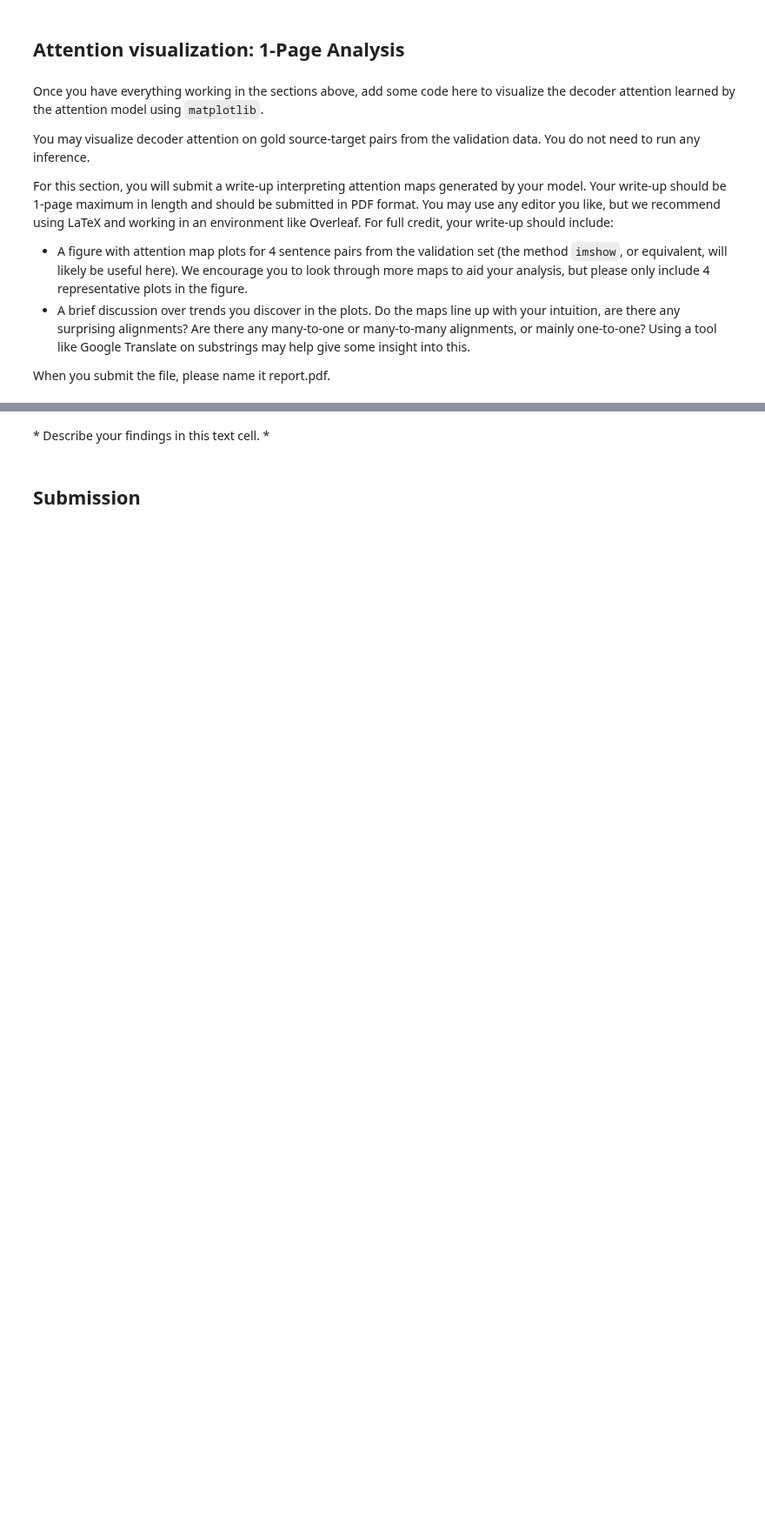
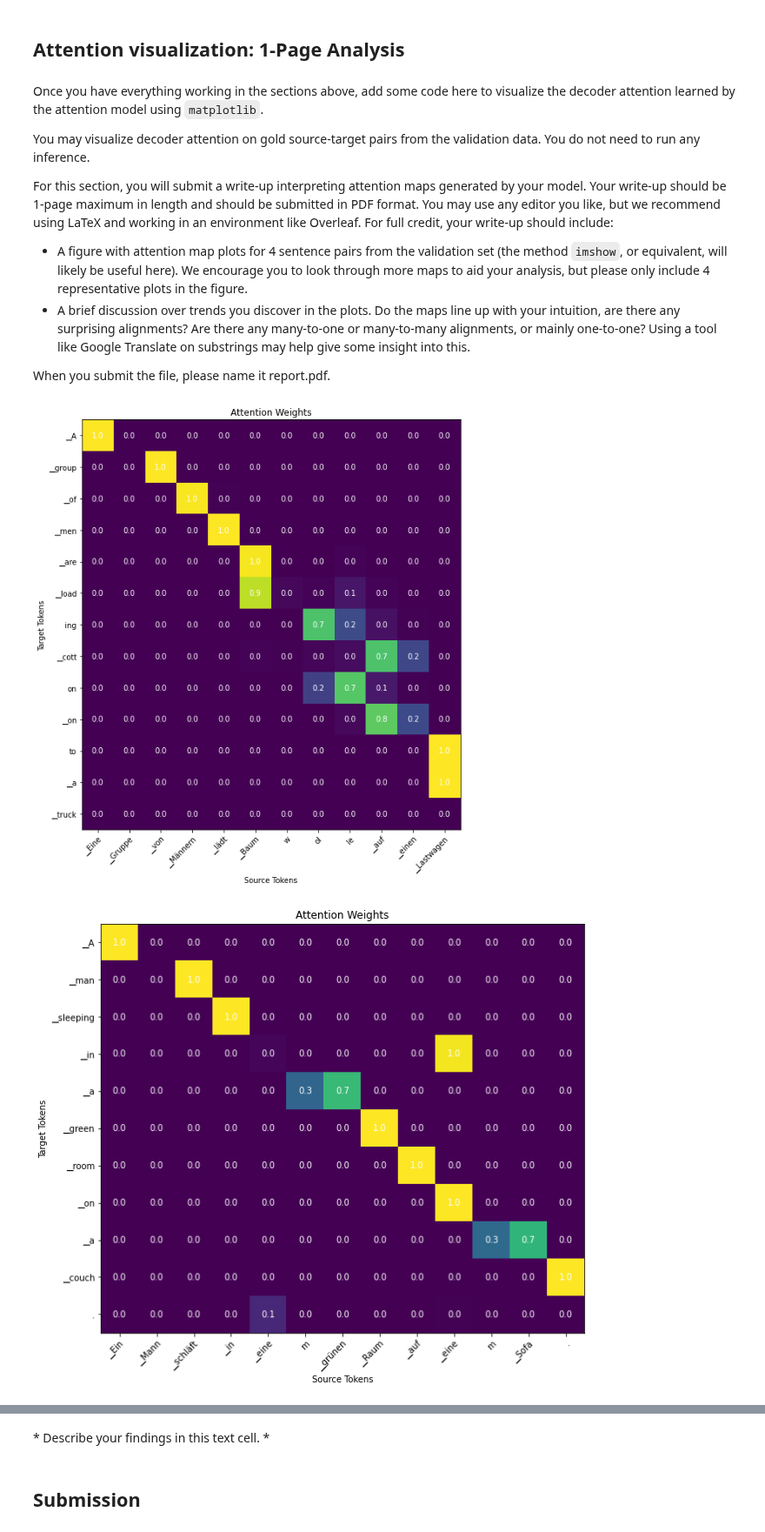
Before and after one commit to reallinshengxiang/COMPSCI-288, a Jupyter notebook: hw2b.ipynb, the cells around one changed output, grey strips where cells are left out. Shown at 87% size. Cells and saved outputs as stored; diff of their text form; code cells hidden in the pictures; blank space fills up the shorter version.

```diff
--- a/hw2b.ipynb
+++ b/hw2b.ipynb
@@ -704,11 +698,8 @@ class Seq2seqAttention(Seq2seqBaseline):
     # already included in the baseline model.
 
     # YOUR CODE HERE
+    # BEGIN SOLUTION
     self.attention=nn.Linear(512,256)
-    self.out=nn.Linear(256,vocab.GetPieceSize())
-
-    # BEGIN SOLUTION
-
     # END SOLUTION
 
   def decode(self, decoder_input, initial_hidden, encoder_output, encoder_mask):
@@ -751,19 +742,17 @@ class Seq2seqAttention(Seq2seqBaseline):
     # See https://rockt.github.io/2018/04/30/einsum for a tutorial.
 
     # YOUR CODE HERE
-    decoder_output = self.embed(decoder_input)
+    # BEGIN SOLUTION
+    decoder_output = self.embedding(decoder_input)
     decoder_output, (ht, ct) = self.decode_lstm(decoder_output, initial_hidden)
-    encoder_output=self.attention(encoder_output)
+    encoder_output = self.attention(encoder_output)
     attention_output=torch.einsum("ijk,njk -> inj", [decoder_output, encoder_output])
     attention_output[:,encoder_mask]-=1e9
     attention_weights = F.softmax(attention_output, dim=1)
     output=torch.einsum("ijk,jkn ->ikn",[attention_weights,encoder_output])
     output += decoder_output
-    output = self.out(output)
+    output = self.linear(output)
     return output,(ht,ct),attention_weights.permute(0,2,1)
-
-    # BEGIN SOLUTION
-
     # END SOLUTION
 # %% [markdown]
 As before, we can train an attention model using the provided training code.
@@ -977,0 +973,41 @@ When you submit the file, please name it report.pdf.
+# %%
+# You may find the following annotated heatmap tutorial helpful:
+# https://matplotlib.org/3.1.3/gallery/images_contours_and_fields/image_annotated_heatmap.html.
+
+# YOUR CODE HERE
+# BEGIN SOLUTION
+import numpy as np
+import matplotlib
+import matplotlib.pyplot as plt
+
+def attention_visualization(sources, targets, model):
+    for s in range(len(sources)):
+        source, target = [sources[s]], [targets[s]]
+        source_batch, target_batch = make_batch(source), make_batch(target)
+        encoder_output, encoder_mask, hidden = model.encode(source_batch)
+        _, _, attn_weights = model.decode(target_batch, hidden, encoder_output, encoder_mask)
+        attn_weights = attn_weights.squeeze(1).detach().cpu().numpy()
+        source = vocab.EncodeAsPieces(sources[s])
+        target = vocab.EncodeAsPieces(targets[s])
+        fig, ax = plt.subplots(figsize=(10,10))
+        im = ax.imshow(attn_weights[:len(target), :len(source)])
+        ax.set_xticks(np.arange(len(source)))
+        ax.set_yticks(np.arange(len(target)))
+        ax.set_xticklabels(source)
+        ax.set_yticklabels(target)
+        plt.setp(ax.get_xticklabels(), rotation=45, ha="right", rotation_mode="anchor")
+        plt.title(f'Attention Weights')
+        plt.xlabel('Source Tokens')
+        plt.ylabel('Target Tokens')
+        for i in range(len(target)):
+            for j in range(len(source)):
+                text = ax.text(j, i, f"{attn_weights[i, j]:.1f}", ha="center", va="center", color="w")
+        plt.show()
+
+sources = [example.src for example in validation_data[:5]]
+targets = [example.trg for example in validation_data[:5]]
+attention_visualization(sources, targets, attention_model)
+# END SOLUTION
+# %% [output]
+[figure, added]
+[figure, added]
```
Also changed, not shown: parts of 14 cells of this notebook.
